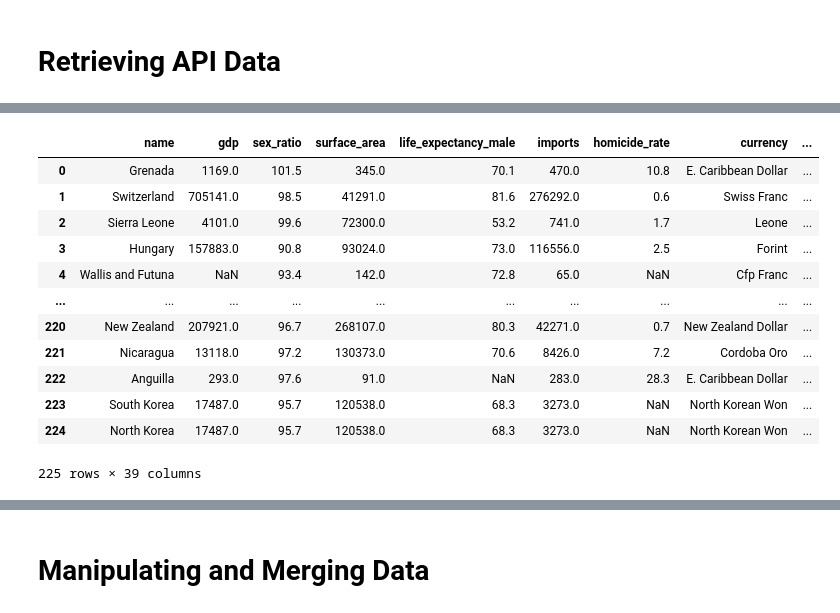
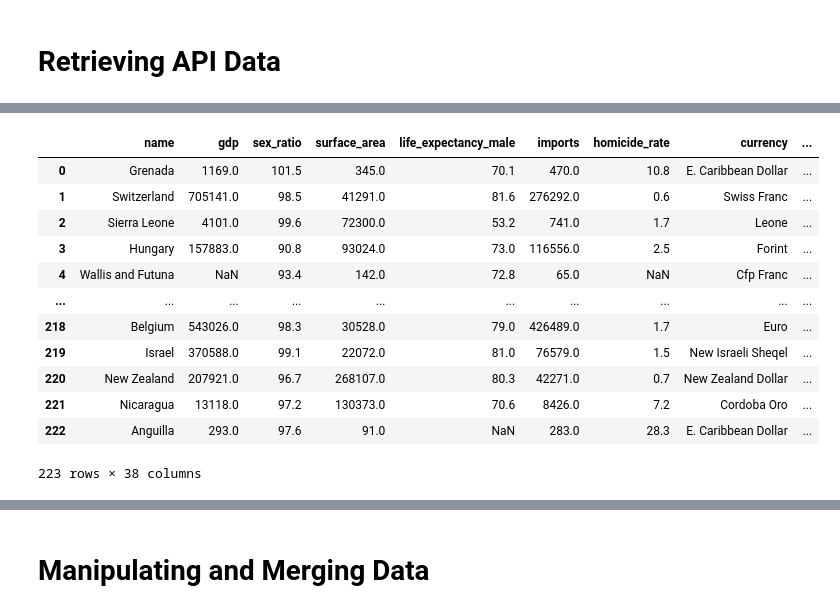
Before and after one commit to McMeans/ds2002_project1, a Jupyter notebook: project.ipynb, the cells around one changed output, grey strips where cells are left out. Cells and saved outputs as stored; diff of their text form; code cells hidden in the pictures.

```diff
--- a/project.ipynb
+++ b/project.ipynb
@@ -177,25 +177,25 @@ api_data = []
 error_countries = []
 # %%
 # retrieve api data for each country
-# for country in countries:
-#     try:
-#         # make api call
-#         api_url = 'https://api.api-ninjas.com/v1/country?name={}'.format(country)
-#         response = requests.get(api_url, headers={'X-Api-Key': api_key})
+for country in countries:
+    try:
+        # make api call
+        api_url = 'https://api.api-ninjas.com/v1/country?name={}'.format(country)
+        response = requests.get(api_url, headers={'X-Api-Key': api_key})
 
-#         # add data when retrieved
-#         if response.status_code == 200 and response.json():
-#             data = response.json()[0]
-#             data['name'] = country
-#             api_data.append(data)
-#         else:
-#             # couldn't get data for the country
-#             error_countries.append(country)
-#         time.sleep(0.1)
-#     except Exception as e:
-#         # error thrown when processing country
-#         error_countries.append(country)
-#         continue
+        # add data when retrieved
+        if response.status_code == 200 and response.json():
+            data = response.json()[0]
+            data['name'] = country
+            api_data.append(data)
+        else:
+            # couldn't get data for the country
+            error_countries.append(country)
+        time.sleep(0.1)
+    except Exception as e:
+        # error thrown when processing country
+        error_countries.append(country)
+        continue
 # %%
 # printing countires that couldn't get data
 print("Couldn't retrieve data for the following countries:")
@@ -210,28 +222,27 @@ Couldn't retrieve data for the following countries:
 # %%
 # turn api data into a df
-if not api_data:
-    # read from csv to reduce api calls
-    api_df = pd.read_csv('api_data.csv')
+if api_data:
+    api_df = pd.DataFrame(api_data)
 else:
-    api_df = pd.DataFrame(api_data)
+    raise ValueError("No data retrieved from API calls")
 
 # take 'name' variable from currency dict
 api_df['currency'] = api_df['currency'].apply(lambda x: x['name'] if isinstance(x, dict) else x)
 
 # bring name to the first column
 api_df = api_df[['name'] + [col for col in api_df.columns if col != 'name']]
 api_df
 # %% [output]
 |  | name | gdp | sex_ratio | surface_area | life_expectancy_male | imports | homicide_rate | currency | ... |
 | 0 | Grenada | 1169.0 | 101.5 | 345.0 | 70.1 | 470.0 | 10.8 | E. Caribbean Dollar | ... |
 | 1 | Switzerland | 705141.0 | 98.5 | 41291.0 | 81.6 | 276292.0 | 0.6 | Swiss Franc | ... |
 | 2 | Sierra Leone | 4101.0 | 99.6 | 72300.0 | 53.2 | 741.0 | 1.7 | Leone | ... |
 | 3 | Hungary | 157883.0 | 90.8 | 93024.0 | 73.0 | 116556.0 | 2.5 | Forint | ... |
 | 4 | Wallis and Futuna | NaN | 93.4 | 142.0 | 72.8 | 65.0 | NaN | Cfp Franc | ... |
 | ... | ... | ... | ... | ... | ... | ... | ... | ... | ... |
+| 218 | Belgium | 543026.0 | 98.3 | 30528.0 | 79.0 | 426489.0 | 1.7 | Euro | ... |
+| 219 | Israel | 370588.0 | 99.1 | 22072.0 | 81.0 | 76579.0 | 1.5 | New Israeli Sheqel | ... |
 | 220 | New Zealand | 207921.0 | 96.7 | 268107.0 | 80.3 | 42271.0 | 0.7 | New Zealand Dollar | ... |
 | 221 | Nicaragua | 13118.0 | 97.2 | 130373.0 | 70.6 | 8426.0 | 7.2 | Cordoba Oro | ... |
 | 222 | Anguilla | 293.0 | 97.6 | 91.0 | NaN | 283.0 | 28.3 | E. Caribbean Dollar | ... |
-| 223 | South Korea | 17487.0 | 95.7 | 120538.0 | 68.3 | 3273.0 | NaN | North Korean Won | ... |
-| 224 | North Korea | 17487.0 | 95.7 | 120538.0 | 68.3 | 3273.0 | NaN | North Korean Won | ... |
-225 rows × 39 columns
+223 rows × 38 columns
```
Also changed, not shown: parts of 28 cells of this notebook, 6 other files.
